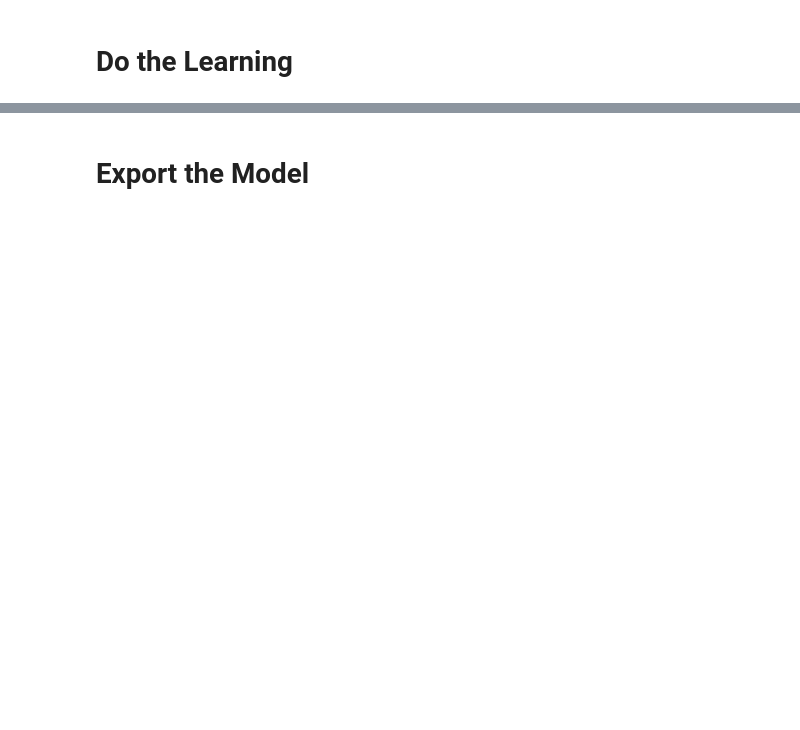
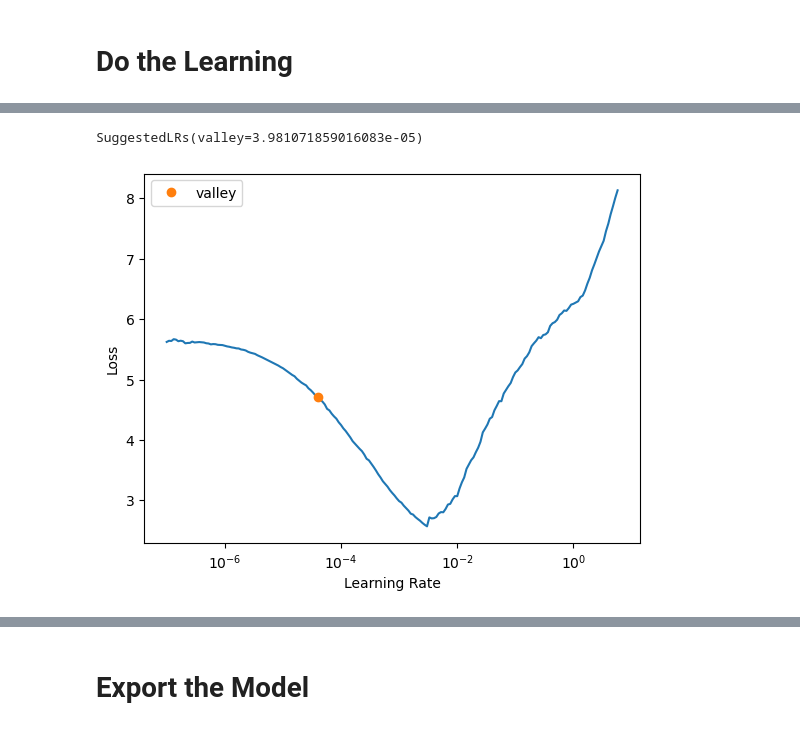
Before and after one commit to kozobot/deinked, a Jupyter notebook: Deink_02_Silhouette_Train_Model.ipynb, the cells around one changed output, grey strips where cells are left out. Drawn from its saved outputs; the diff is of its cells as text; code cells hidden in the pictures; blank space fills up the shorter version.

```diff
--- a/Deink_02_Silhouette_Train_Model.ipynb
+++ b/Deink_02_Silhouette_Train_Model.ipynb
@@ -78,3 +76,8 @@ def create_gen_learner():
 learn_gen = create_gen_learner()
 # %% [markdown]
 # Do the Learning
+# %%
+#Plot the loss versus the learning rates. We're interested in finding a good order of magnitude of learning rate, so we plot with a log scale.
+learn_gen.lr_find(stop_div=False, num_it=200)
+#learn_gen.recorder.plot()
+# %% [output]
@@ -80,0 +85,2 @@ learn_gen = create_gen_learner()
+SuggestedLRs(valley=3.981071859016083e-05)
+[figure, added]
```
Also changed, not shown: parts of 10 cells of this notebook, 38 other files.
